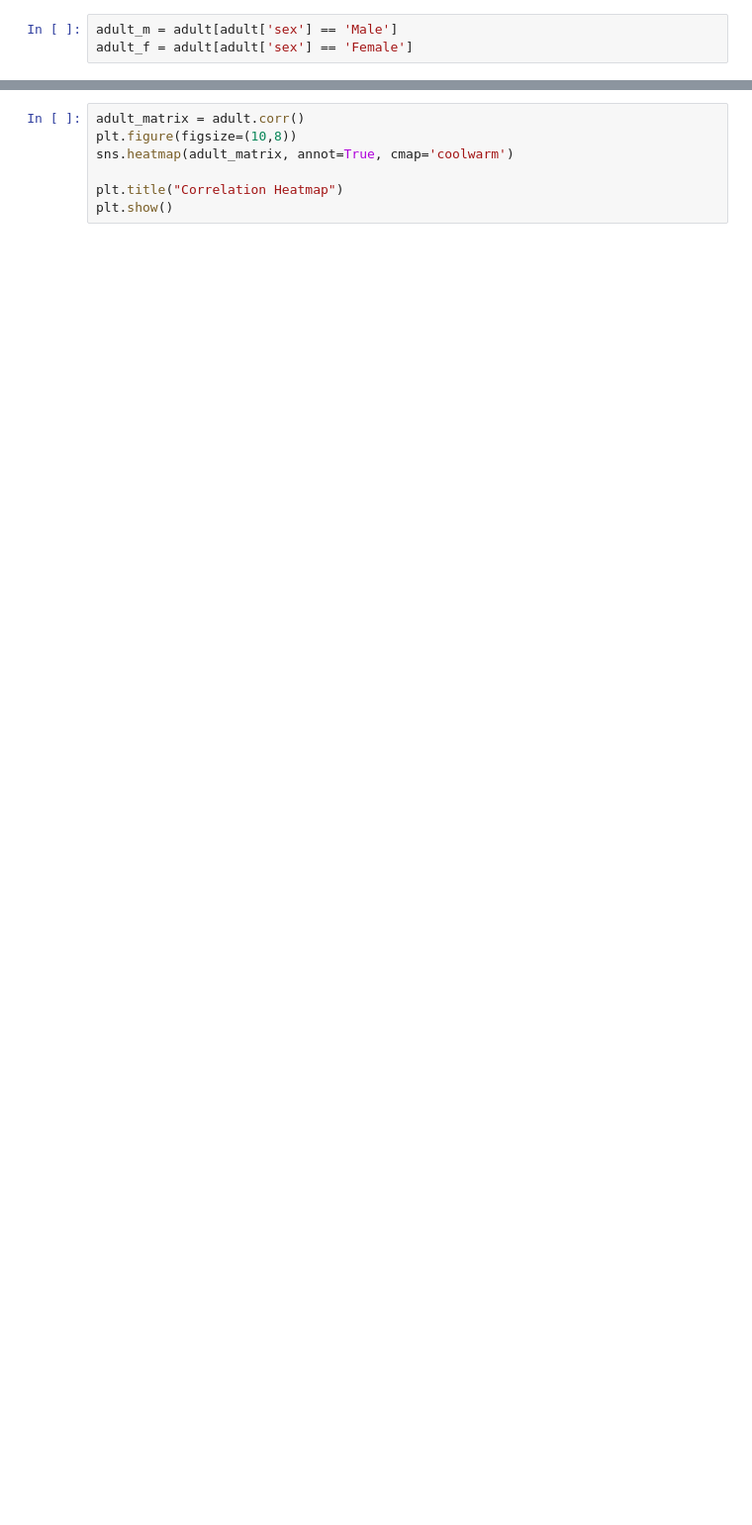
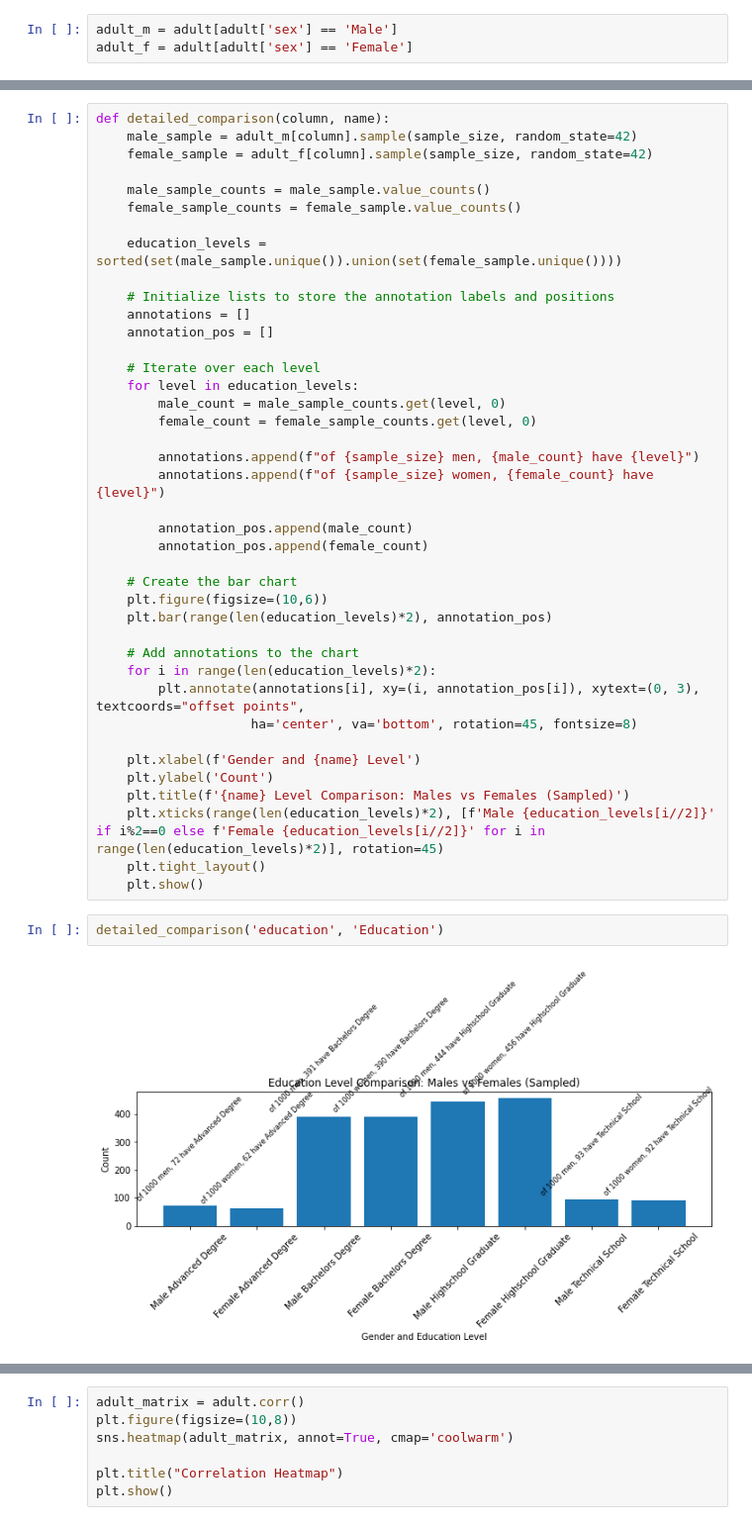
Before and after one commit to AutomationKay/Data-Science-, a Jupyter notebook: Housing Recommendation System/notebooks/Income.ipynb, the cells around one changed output, grey strips where cells are left out. Shown at 99% size. Drawn from its saved outputs; the diff is of its cells as text; blank space fills up the shorter version.

```diff
--- a/Housing Recommendation System/notebooks/Income.ipynb
+++ b/Housing Recommendation System/notebooks/Income.ipynb
@@ -56,0 +163,44 @@ plt.legend()
+# %%
+def detailed_comparison(column, name):
+    male_sample = adult_m[column].sample(sample_size, random_state=42)
+    female_sample = adult_f[column].sample(sample_size, random_state=42)
+
+    male_sample_counts = male_sample.value_counts()
+    female_sample_counts = female_sample.value_counts()
+
+    education_levels = sorted(set(male_sample.unique()).union(set(female_sample.unique())))
+
+    # Initialize lists to store the annotation labels and positions
+    annotations = []
+    annotation_pos = []
+
+    # Iterate over each level
+    for level in education_levels:
+        male_count = male_sample_counts.get(level, 0)
+        female_count = female_sample_counts.get(level, 0)
+
+        annotations.append(f"of {sample_size} men, {male_count} have {level}")
+        annotations.append(f"of {sample_size} women, {female_count} have {level}")
+
+        annotation_pos.append(male_count)
+        annotation_pos.append(female_count)
+
+    # Create the bar chart
+    plt.figure(figsize=(10,6))
+    plt.bar(range(len(education_levels)*2), annotation_pos)
+
+    # Add annotations to the chart
+    for i in range(len(education_levels)*2):
+        plt.annotate(annotations[i], xy=(i, annotation_pos[i]), xytext=(0, 3), textcoords="offset points",
+                    ha='center', va='bottom', rotation=45, fontsize=8)
+
+    plt.xlabel(f'Gender and {name} Level')
+    plt.ylabel('Count')
+    plt.title(f'{name} Level Comparison: Males vs Females (Sampled)')
+    plt.xticks(range(len(education_levels)*2), [f'Male {education_levels[i//2]}' if i%2==0 else f'Female {education_levels[i//2]}' for i in range(len(education_levels)*2)], rotation=45)
+    plt.tight_layout()
+    plt.show()
+# %%
+detailed_comparison('education', 'Education')
+# %% [output]
+[figure, added]
```
Also changed, not shown: parts of 34 cells of this notebook, 3 other files.
